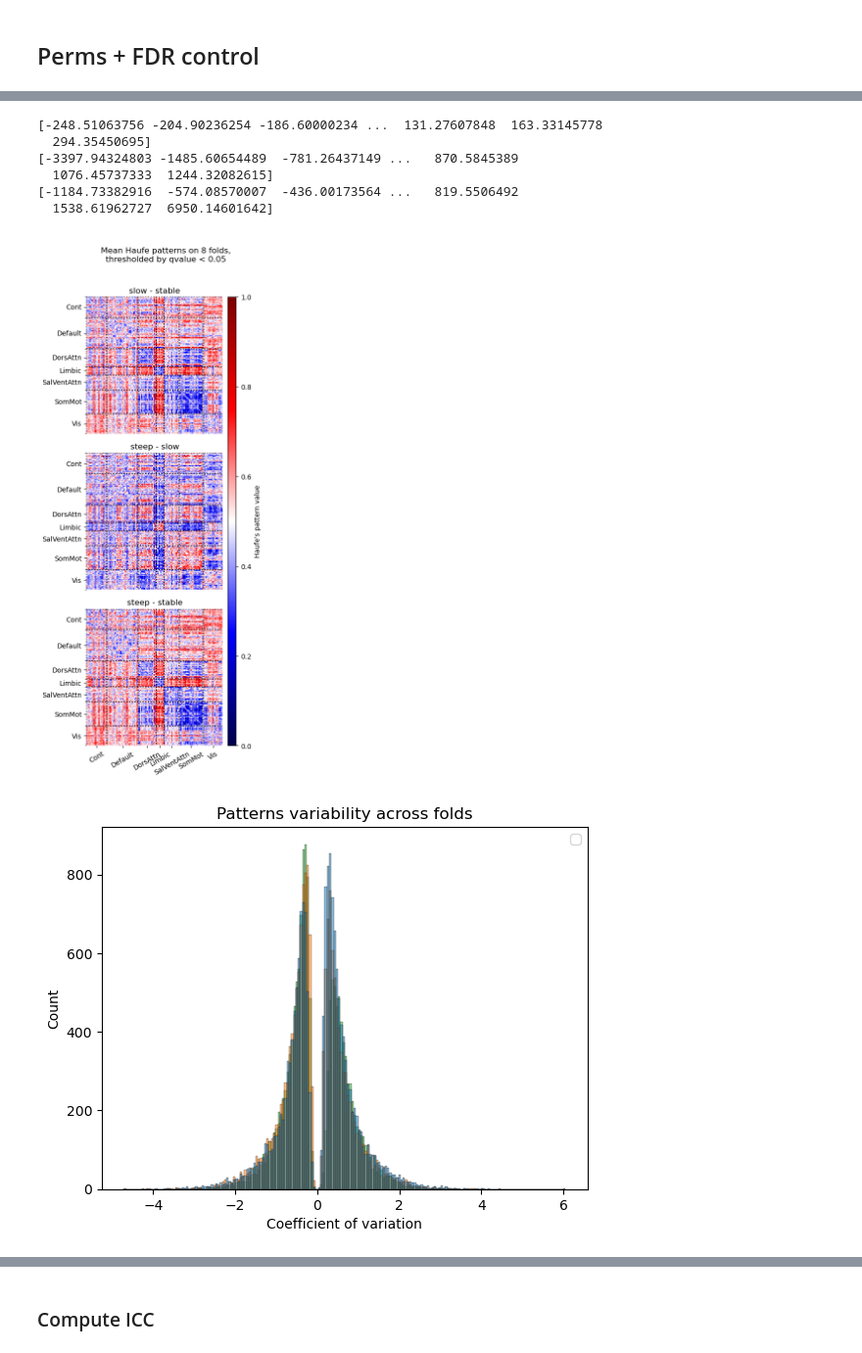
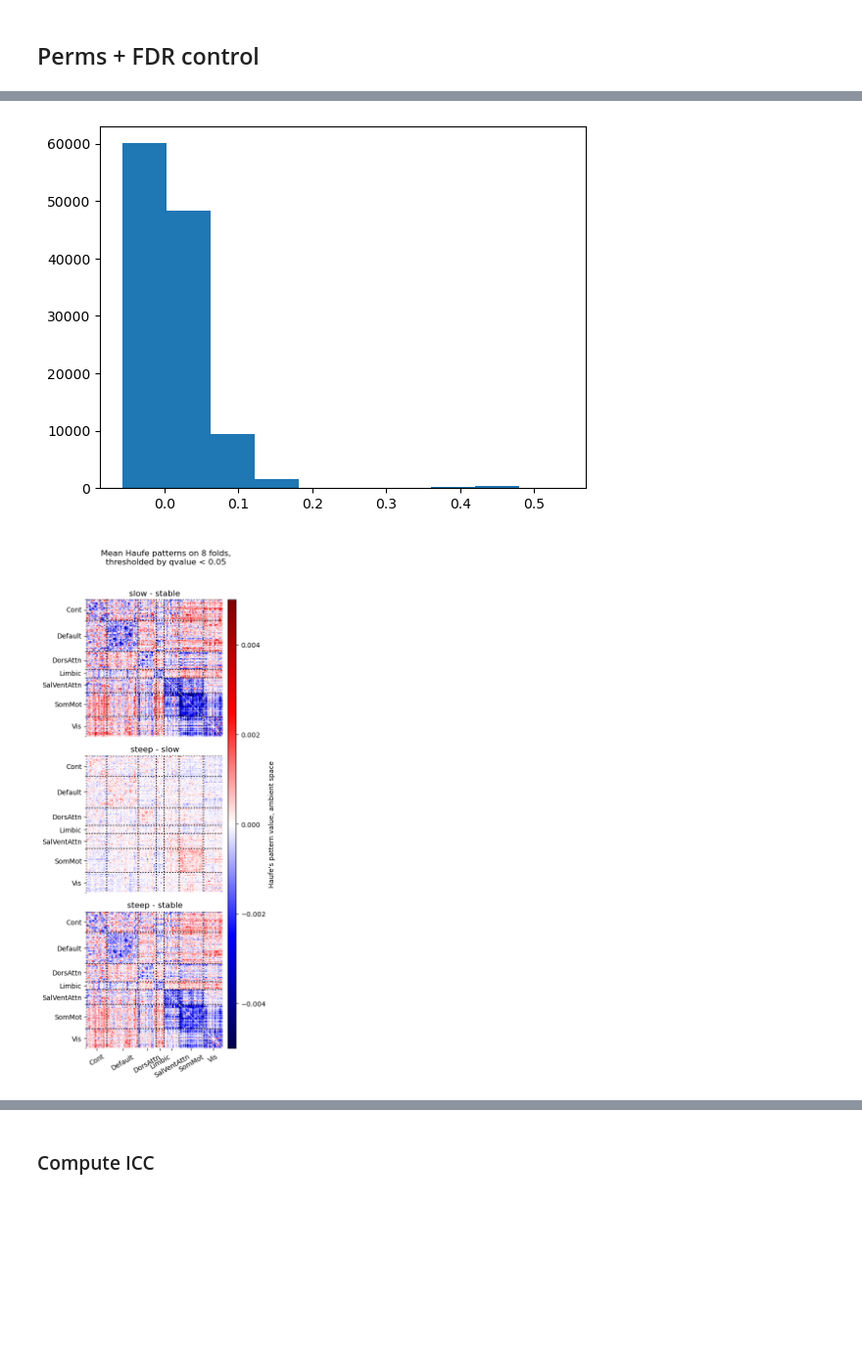
Before and after one commit to jonathan-legrand/memento-postproc, a Jupyter notebook: predict_cluster_fc.ipynb, the cells around one changed output, grey strips where cells are left out. Shown at 98% size. Drawn from its saved outputs; the diff is of its cells as text; code cells hidden in the pictures; blank space fills up the shorter version.

Commit message:
Study pattern response

```diff
--- a/predict_cluster_fc.ipynb
+++ b/predict_cluster_fc.ipynb
@@ -31,6 +31,7 @@ k = 3
 # Whole brain study
 REFNET = np.unique(atlas.macro_labels)
 INTER = REFNET
+SUFFIX = "gpugin" # suffix given to the matrix dir
 #REFNET = ("Default",)
 #INTER = ("Default",)
 
@@ -38,7 +39,7 @@ sns.reset_defaults()
 # %% [markdown]
 ## Prediction
 # %%
-matrices, metadata = make_training_data(conn_dir, ATLAS, k, test_centre=None)
+matrices, metadata = make_training_data(conn_dir, ATLAS, k, test_centre=None, suffix=SUFFIX)
 run_path = make_run_path(
     config["output_dir"],
     k=k,
@@ -63,8 +64,3 @@ metadata.to_csv(run_path / "metadata.csv")
 # %% [output]
 Dropping 12 subjects because of lacking MMMSE
 too long
-# %%
-masker = MatrixMasker(REFNET, INTER, atlas=atlas).fit(matrices, metadata)
-
-masker.fit(matrices).plot(cmap="viridis")
-plt.show()
@@ -393,0 +321,5 @@ def plot_haufe_pattern_no_cv(hmat, disp_atlas, cats):
+# %%
+thresh_map_tangent = np.where(pvalues_corr < (0.05), hmat, 0).mean(axis=0)
+thresh_map = conn_measure.inverse_transform(thresh_map_tangent / 1e4)
+plt.hist(thresh_map.flatten())
+plt.show()
@@ -394,39 +328,20 @@ def plot_haufe_pattern_no_cv(hmat, disp_atlas, cats):
 # %%
-thresh_map = np.where(pvalues_corr < (0.05), hmat, 0)
-#diffmaps = thresh_map - thresh_map[:, 0, ...].reshape((8,1,200,200))
-diffmaps = np.zeros((outer_cv.n_splits, 3, *matrices.shape[1:]))
-stable_patterns = thresh_map[:, 0, ...]
-slow_patterns = thresh_map[:, 1, ...]
-steep_patterns = thresh_map[:, 2, ...]
+diffmaps = np.zeros((k, *matrices.shape[1:]))
+stable_patterns = thresh_map[0, ...]
+slow_patterns = thresh_map[1, ...]
+steep_patterns = thresh_map[2, ...]
 
-diffmaps[:, 0, ...] = slow_patterns - stable_patterns
-diffmaps[:, 1, ...] = steep_patterns - slow_patterns
-diffmaps[:, 2, ...] = steep_patterns - stable_patterns
+diffmaps[0, ...] = slow_patterns - stable_patterns
+diffmaps[1, ...] = steep_patterns - slow_patterns
+diffmaps[2, ...] = steep_patterns - stable_patterns
 
 fig = plot_haufe_pattern_no_cv(diffmaps, disp_atlas, ("slow - stable", "steep - slow", "steep - stable"))
 fig.suptitle(
         f"""
         Mean Haufe patterns on {len(hmat)} folds,
         thresholded by qvalue < 0.05
         """)
 plt.show()
-
-varcoeff = np.std(thresh_map, axis=0) / np.mean(thresh_map, axis=0)
-varcoeff = sym_matrix_to_vec(varcoeff, discard_diagonal=True)
-df = pd.DataFrame(varcoeff.T, columns=["Stable", "Slow decline", "Steep decline"])
-m = df.melt(var_name="Cognitive trajectory", value_name="Coefficient of variation")
-sns.histplot(
-    m, x="Coefficient of variation", hue="Cognitive trajectory"
-)
-plt.title("Patterns variability across folds")
-plt.legend()
-plt.show()
 # %% [output]
-[-248.51063756 -204.90236254 -186.60000234 ...  131.27607848  163.33145778
-  294.35450695]
-[-3397.94324803 -1485.60654489  -781.26437149 ...   870.5845389
-  1076.45737333  1244.32082615]
-[-1184.73382916  -574.08570007  -436.00173564 ...   819.5506492
-  1538.61962727  6950.14601642]
-[figure, old version]
+[figure, new version]
-[figure, old version]
+[figure, new version]
```
Also changed, not shown: parts of 17 cells of this notebook, 2 other files.
